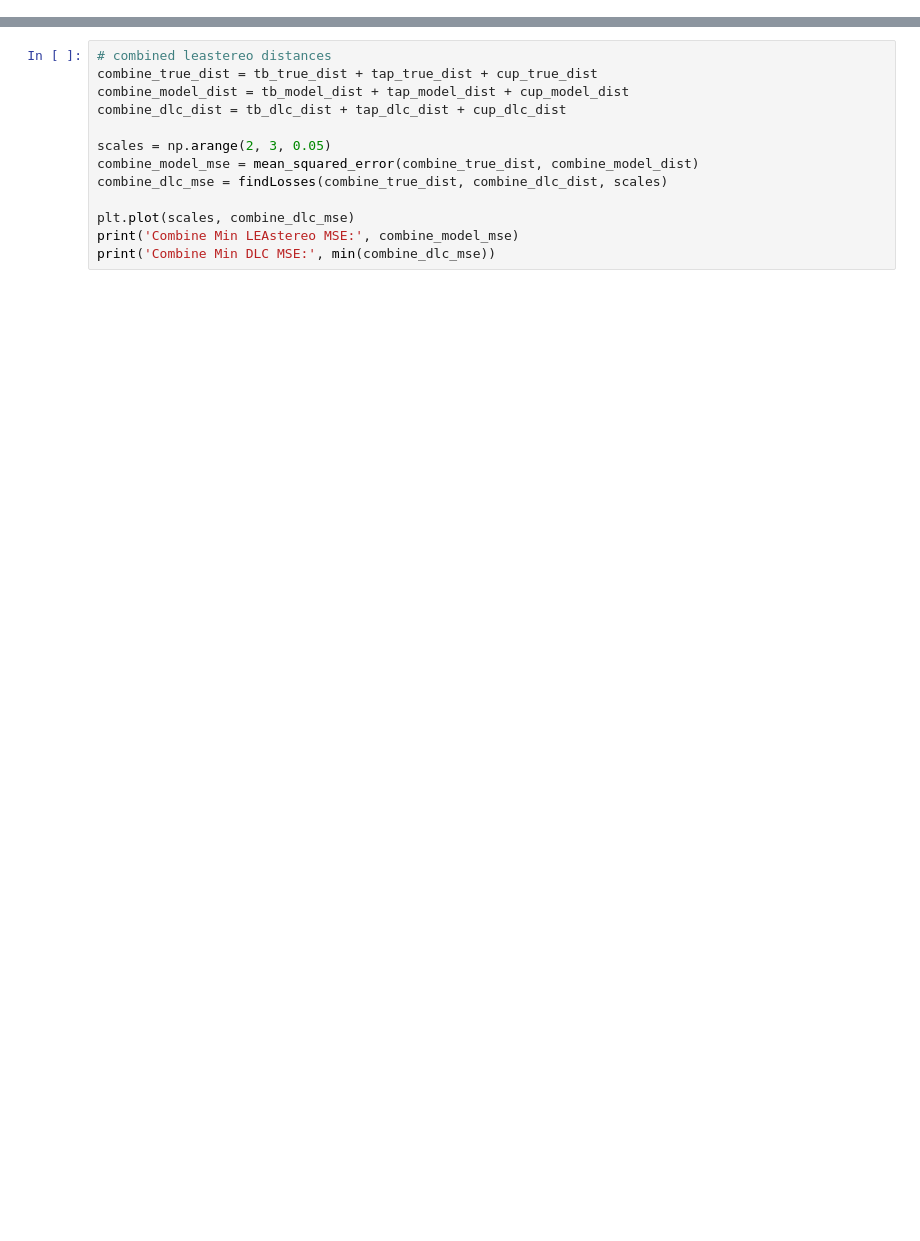
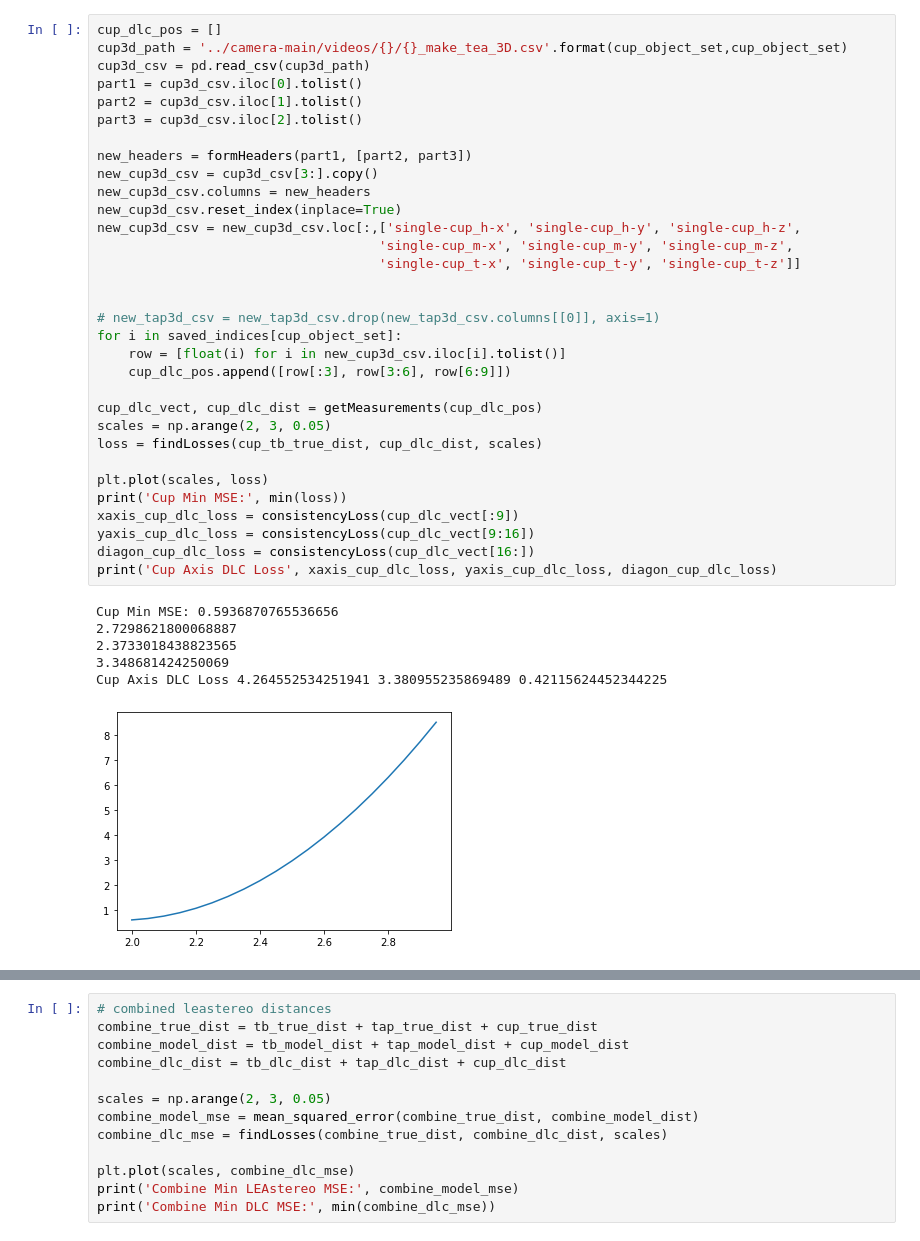
Before and after one commit to x35yao/make_tea, a Jupyter notebook: LEAstereo/depth2camera3D.ipynb, the cells around one changed output, grey strips where cells are left out. Cells and saved outputs as stored; diff of their text form; blank space fills up the shorter version.

```diff
--- a/LEAstereo/depth2camera3D.ipynb
+++ b/LEAstereo/depth2camera3D.ipynb
@@ -574,0 +226,39 @@ print('Cup Min MSE:', min(loss))
+# %%
+cup_dlc_pos = []
+cup3d_path = '../camera-main/videos/{}/{}_make_tea_3D.csv'.format(cup_object_set,cup_object_set)
+cup3d_csv = pd.read_csv(cup3d_path)
+part1 = cup3d_csv.iloc[0].tolist()
+part2 = cup3d_csv.iloc[1].tolist()
+part3 = cup3d_csv.iloc[2].tolist()
+
+new_headers = formHeaders(part1, [part2, part3])
+new_cup3d_csv = cup3d_csv[3:].copy()
+new_cup3d_csv.columns = new_headers
+new_cup3d_csv.reset_index(inplace=True)
+new_cup3d_csv = new_cup3d_csv.loc[:,['single-cup_h-x', 'single-cup_h-y', 'single-cup_h-z',
+                                    'single-cup_m-x', 'single-cup_m-y', 'single-cup_m-z',
+                                    'single-cup_t-x', 'single-cup_t-y', 'single-cup_t-z']]
+
+
+# new_tap3d_csv = new_tap3d_csv.drop(new_tap3d_csv.columns[[0]], axis=1)
+for i in saved_indices[cup_object_set]:
+    row = [float(i) for i in new_cup3d_csv.iloc[i].tolist()]
+    cup_dlc_pos.append([row[:3], row[3:6], row[6:9]])
+
+cup_dlc_vect, cup_dlc_dist = getMeasurements(cup_dlc_pos)
+scales = np.arange(2, 3, 0.05)
+loss = findLosses(cup_tb_true_dist, cup_dlc_dist, scales)
+
+plt.plot(scales, loss)
+print('Cup Min MSE:', min(loss))
+xaxis_cup_dlc_loss = consistencyLoss(cup_dlc_vect[:9])
+yaxis_cup_dlc_loss = consistencyLoss(cup_dlc_vect[9:16])
+diagon_cup_dlc_loss = consistencyLoss(cup_dlc_vect[16:])
+print('Cup Axis DLC Loss', xaxis_cup_dlc_loss, yaxis_cup_dlc_loss, diagon_cup_dlc_loss)
+# %% [output]
+Cup Min MSE: 0.5936870765536656
+2.7298621800068887
+2.3733018438823565
+3.348681424250069
+Cup Axis DLC Loss 4.264552534251941 3.380955235869489 0.42115624452344225
+[figure, added]
```
Also changed, not shown: parts of 42 cells of this notebook, 1 other file.
